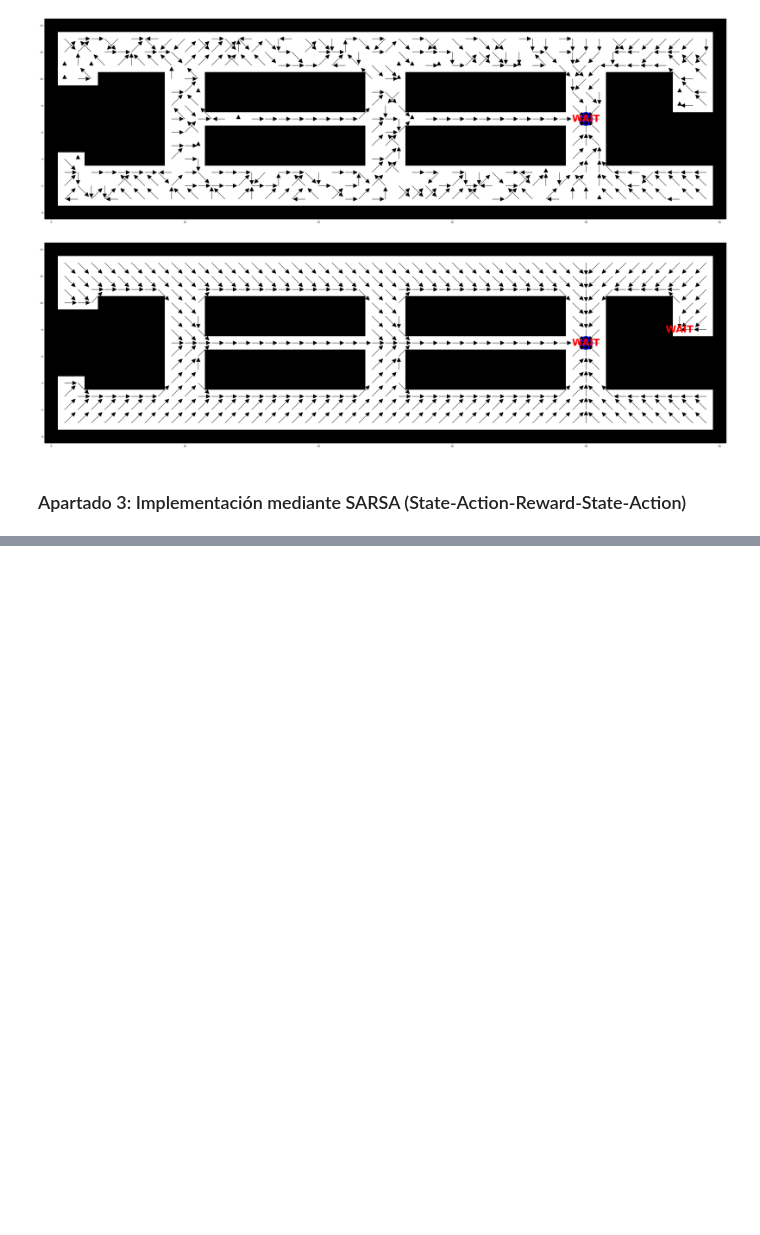
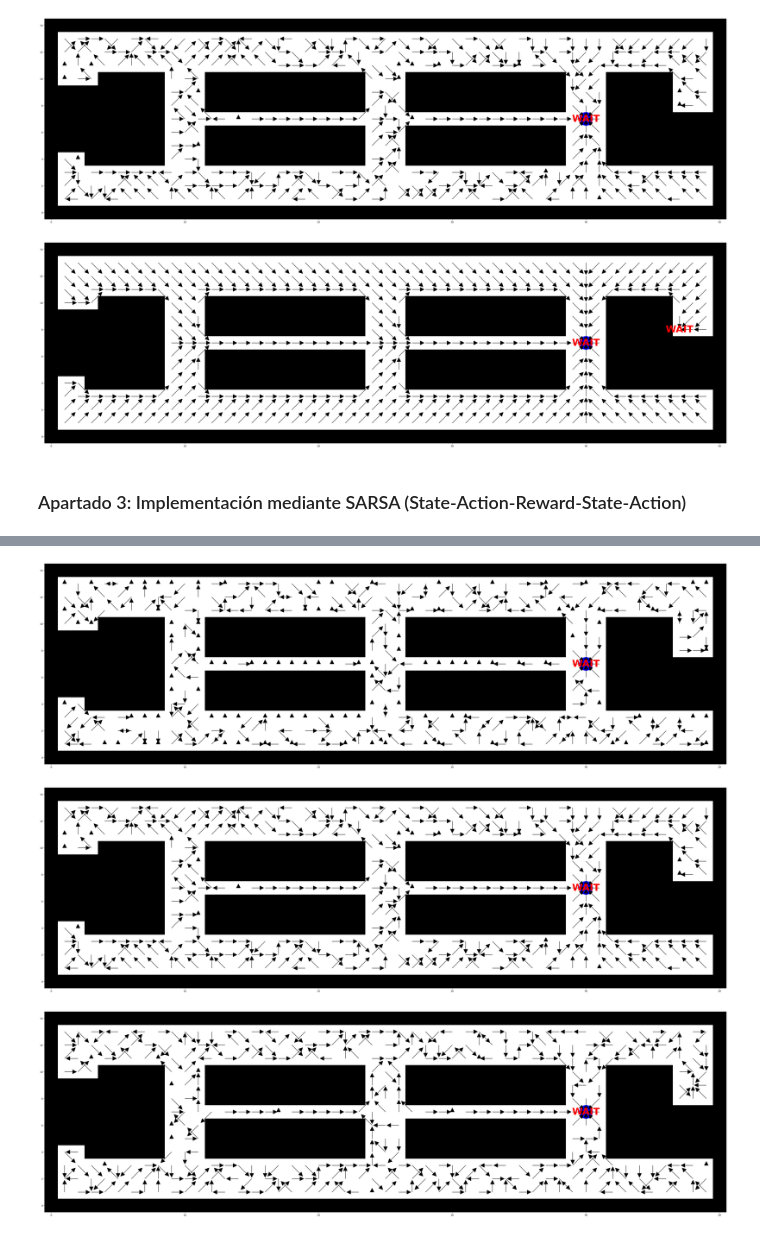
Before and after one commit to jormunrod/IA_RL_Project, a Jupyter notebook: Proyect.ipynb, the cells around one changed output, grey strips where cells are left out. Cells and saved outputs as stored; diff of their text form; code cells hidden in the pictures; blank space fills up the shorter version.

```diff
--- a/Proyect.ipynb
+++ b/Proyect.ipynb
@@ -290,0 +291,9 @@ visualiza_politica(politica_sarsa)
+# %%
+
+visualiza_politica(politica_ql)
+visualiza_politica(mc)
+visualiza_politica(politica_sarsa)
+# %% [output]
+[figure, added]
+[figure, added]
+[figure, added]
```
Also changed, not shown: parts of 1 cell of this notebook.
